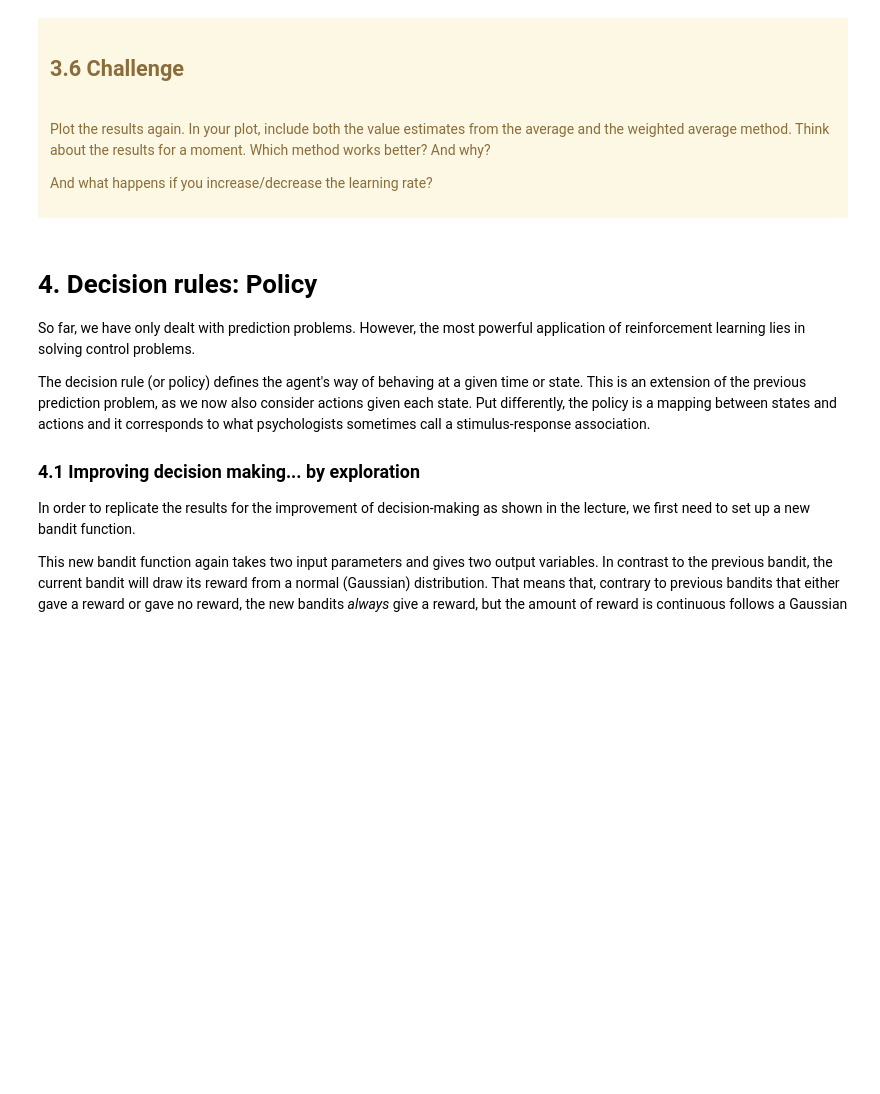
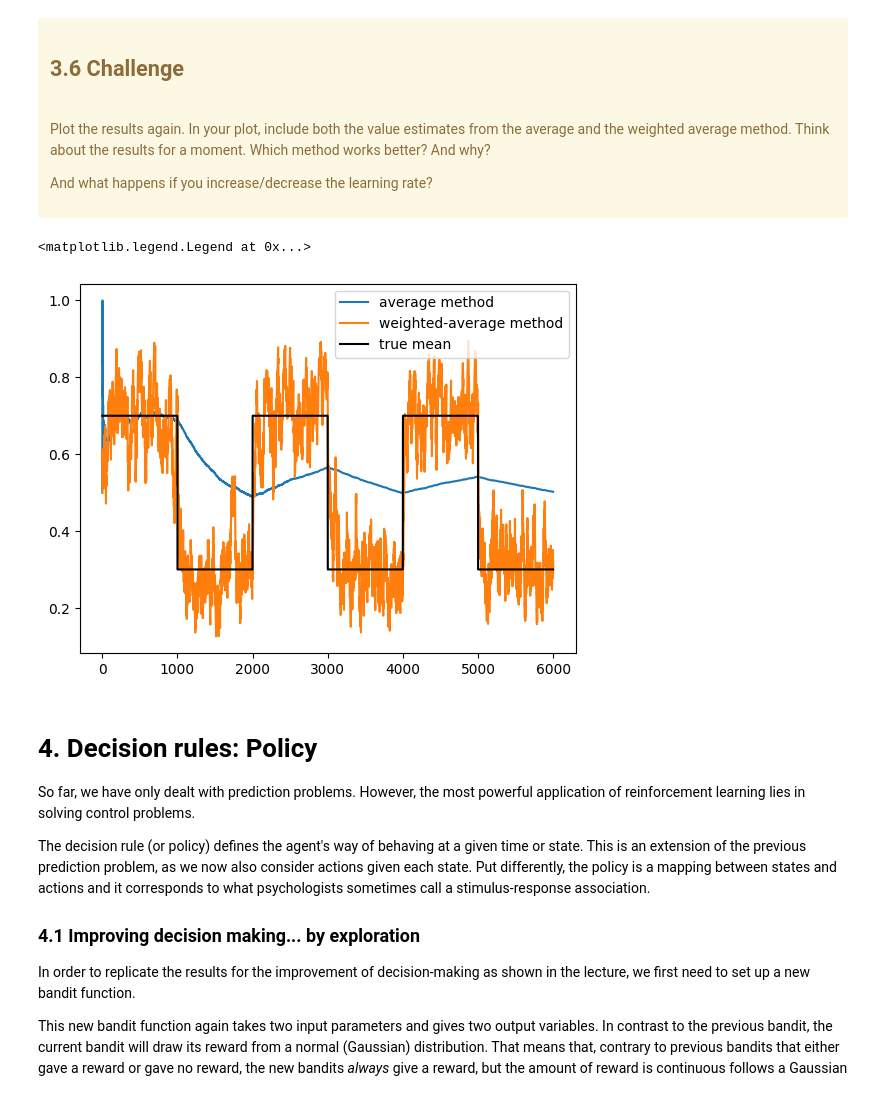
Before and after one commit to konjiii/cog_mod_a2, a Jupyter notebook: CogMod24_bandit_student.ipynb, the cells around one changed output. Drawn from its saved outputs; the diff is of its cells as text; code cells hidden in the pictures; blank space fills up the shorter version.

```diff
--- a/CogMod24_bandit_student.ipynb
+++ b/CogMod24_bandit_student.ipynb
@@ -185,6 +211,7 @@ In the code block below, you need to add the estimates of values obatined using
 
 n_trials = 1000
 probs = [0.7, 0.3, 0.7, 0.3, 0.7, 0.3]
+a = 0.05
 
 reward_samples, reward_probs = draw_from_k_bandits(n_trials,probs)
 
@@ -195,11 +222,14 @@ reward_probs = reward_probs.flatten()
 # this problem could also be solved by multiple loops
 
 mean_avg = np.empty((1,len(reward_probs)+1))
+weight_avg = np.empty((1, len(reward_probs)+1))
 for iT in np.arange(len(reward_probs)):
     if iT==0: #initialize at time point 0
         mean_avg[0,0] = 0.5
+        weight_avg[0,0] = 0.5
     #update estimated values
     mean_avg[0,iT+1] = mean_avg[0,iT] + (1/(iT+1))*(reward_samples[iT]-mean_avg[0,iT])
+    weight_avg[0, iT+1] = weight_avg[0, iT] + a*(reward_samples[iT]-weight_avg[0,iT])
 # %% [markdown]
 <div class="alert alert-warning" role="alert">
 <h2> 3.6 Challenge </h2><br>
@@ -210,6 +240,14 @@ And what happens if you increase/decrease the learning rate?
 </div>
 # %%
 # Your plotting code here
+
+plt.plot(mean_avg[0], label="average method")
+plt.plot(weight_avg[0], label="weighted-average method")
+plt.plot(np.arange(len(reward_probs)),reward_probs, c="black", label="true mean")
+plt.legend()
+# %% [output]
+<matplotlib.legend.Legend at 0x...>
+[figure, added]
 # %% [markdown]
 # 4. Decision rules: Policy
 
```
Also changed, not shown: parts of 5 cells of this notebook.
